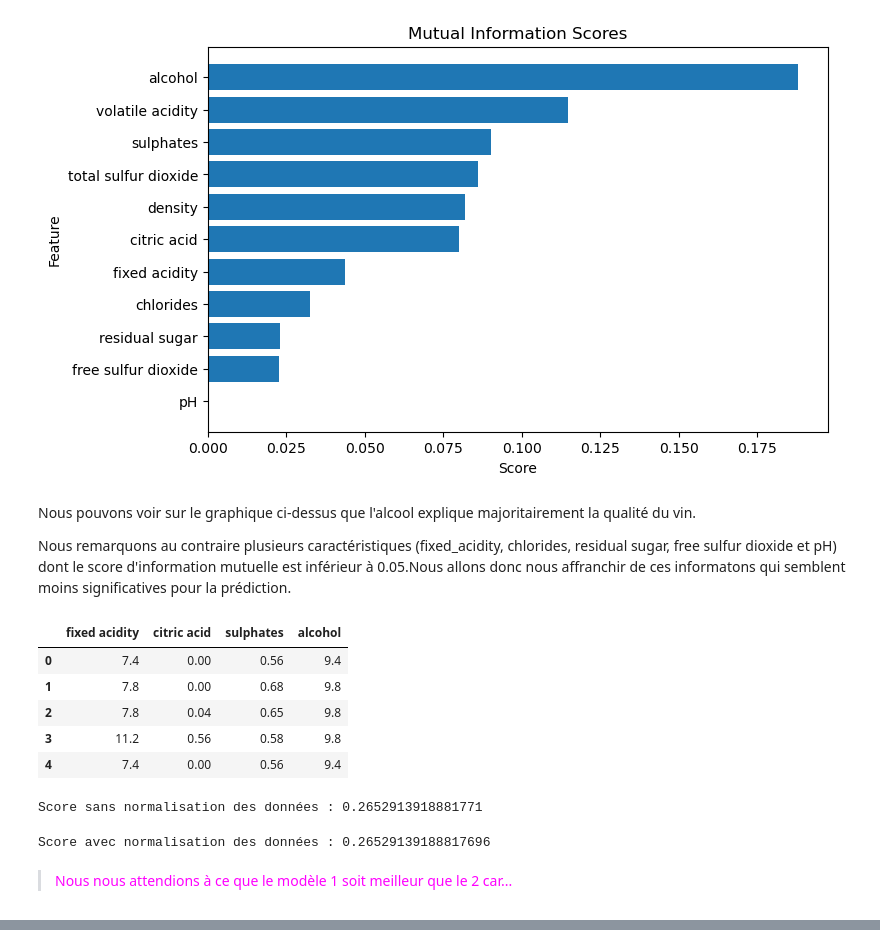
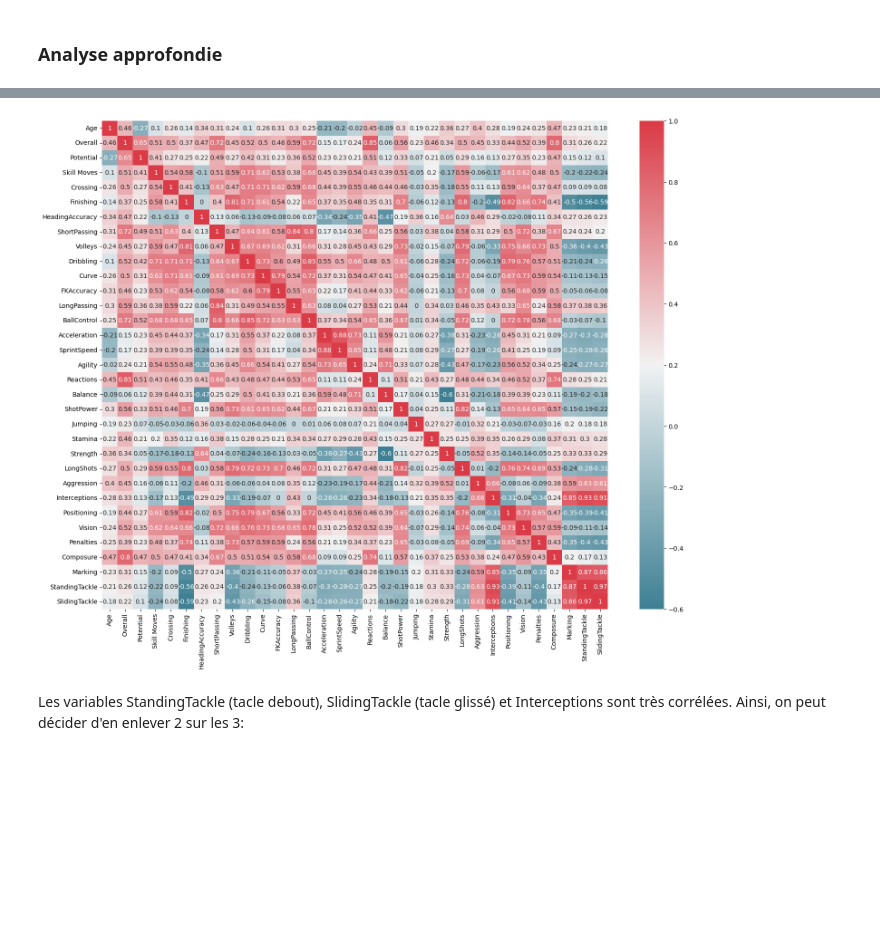
Before and after one commit to lucagortana/game-learning, a Jupyter notebook: fifa_clustering.ipynb, the cells around one changed output, grey strips where cells are left out. Drawn from its saved outputs; the diff is of its cells as text; code cells hidden in the pictures; blank space fills up the shorter version.

```diff
--- a/fifa_clustering.ipynb
+++ b/fifa_clustering.ipynb
@@ -94,23 +166,0 @@ KeyError: 'quality'
-# %%
-mi_scores = mutual_info_scores(X, y)
-
-plt.figure(dpi=100, figsize=(8, 5))
-plt.xlabel("Score")
-plt.ylabel("Feature")
-plot_utility_scores(mi_scores)
-# %% [output]
-[figure, removed]
-# %% [markdown]
-Nous pouvons voir sur le graphique ci-dessus que l'alcool explique majoritairement la qualité du vin.
-
-Nous remarquons au contraire plusieurs caractéristiques (fixed_acidity, chlorides, residual sugar, free sulfur dioxide et pH) dont le score d'information mutuelle est inférieur à 0.05.Nous allons donc nous affranchir de ces informatons qui semblent moins significatives pour la prédiction.
-# %%
-X = X.drop(["free sulfur dioxide","residual sugar","pH","volatile acidity","density","total sulfur dioxide","chlorides"], axis = 1)
-X.head()
-# %% [output]
-|  | fixed acidity | citric acid | sulphates | alcohol |
-| 0 | 7.4 | 0.00 | 0.56 | 9.4 |
-| 1 | 7.8 | 0.00 | 0.68 | 9.8 |
-| 2 | 7.8 | 0.04 | 0.65 | 9.8 |
-| 3 | 11.2 | 0.56 | 0.58 | 9.8 |
-| 4 | 7.4 | 0.00 | 0.56 | 9.4 |
@@ -122,19 +167,8 @@ batch_size = 10
-# %%
-# Entraîner un modèle de régression linéaire non-normalisé
-mod_non_norm = LinearRegression()
-scores = cross_val_score(mod_non_norm, X_train, y_train, cv=10)
-print("Score sans normalisation des données :", scores.mean())
-# %% [output]
-Score sans normalisation des données : 0.2652913918881771
-# %%
-# Entraîner un modèle de régression linéaire avec normalisation des données
-scaler = MinMaxScaler()
-X_train_norm = scaler.fit_transform(X_train)
-
-mod_norm = LinearRegression()
-scores_norm = cross_val_score(mod_norm, X_train_norm, y_train, cv=10)
-print("Score avec normalisation des données :", scores_norm.mean())
-# %% [output]
-Score avec normalisation des données : 0.26529139188817696
-# %% [markdown]
-> <span style="color:magenta"> Nous nous attendions à ce que le modèle 1 soit meilleur que le 2 car... </span>
+# %% [markdown]
+### Analyse approfondie
+# %%
+plt.figure(figsize=(18,14))
+cmap = sns.diverging_palette(220, 10, as_cmap=True)
+sns.heatmap(round(data.corr(),2), cmap=cmap, annot=True)
+plt.show()
+# %% [output]
@@ -140,0 +176,3 @@ Score avec normalisation des données : 0.26529139188817696
+[figure, added]
+# %% [markdown]
+Les variables StandingTackle (tacle debout), SlidingTackle (tacle glissé) et Interceptions sont très corrélées. Ainsi, on peut décider d'en enlever 2 sur les 3:
```
Also changed, not shown: parts of 59 cells of this notebook, 3 other files.
